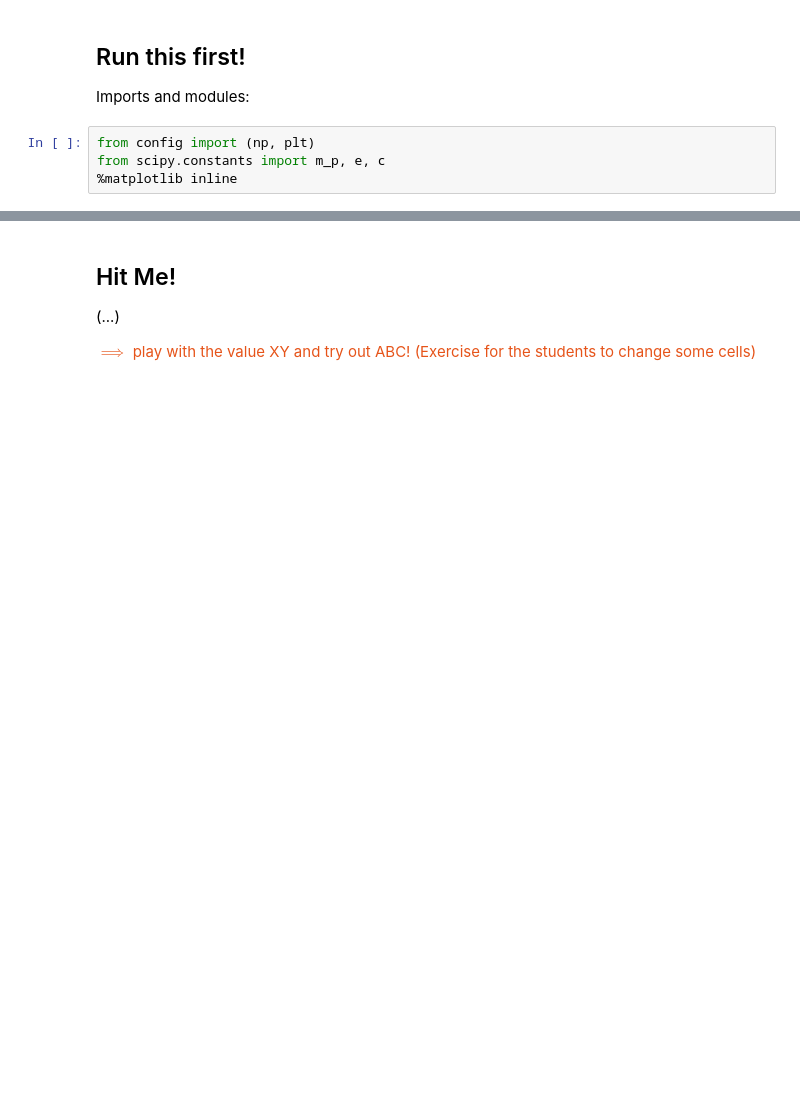
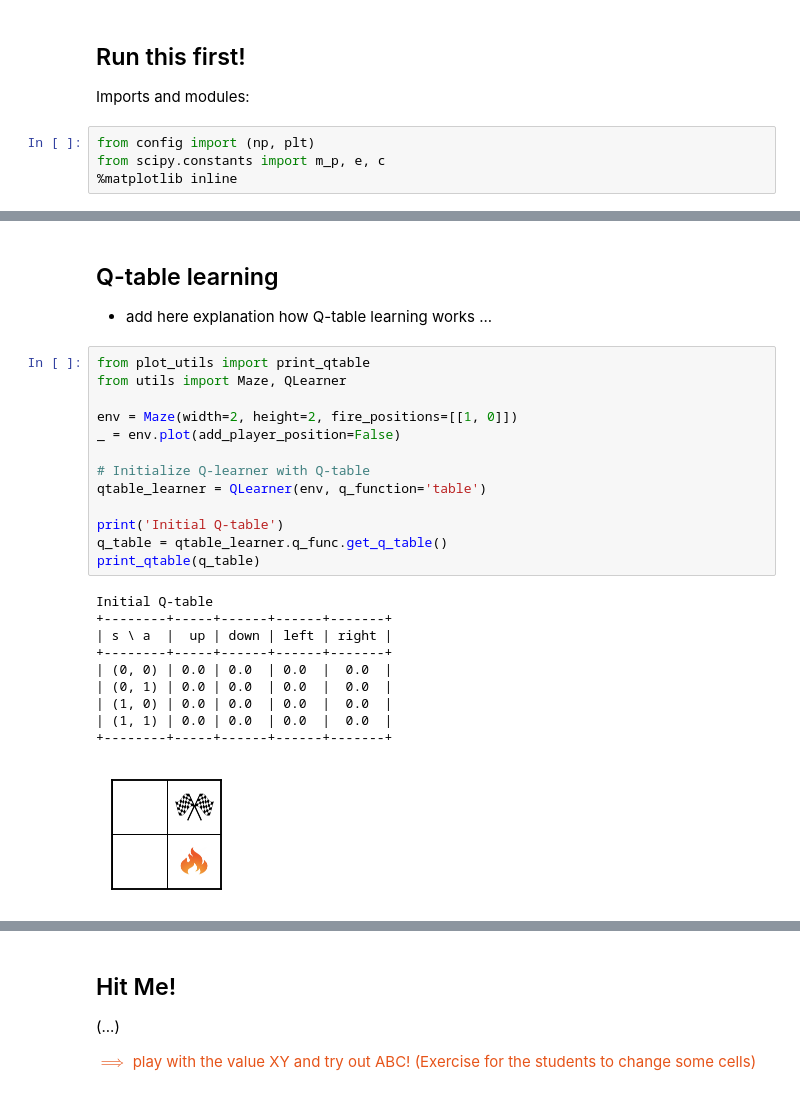
Before and after one commit to aoeftiger/TUDa-NMAP-11, a Jupyter notebook: lecture.ipynb, the cells around one changed output, grey strips where cells are left out. Cells and saved outputs as stored; diff of their text form; blank space fills up the shorter version.

```diff
--- a/lecture.ipynb
+++ b/lecture.ipynb
@@ -50,0 +406,28 @@ from scipy.constants import m_p, e, c
+# %% [markdown]
+<h2>Q-table learning</h2>
+
+- add here explanation how Q-table learning works ...
+# %%
+from plot_utils import print_qtable
+from utils import Maze, QLearner
+
+env = Maze(width=2, height=2, fire_positions=[[1, 0]])
+_ = env.plot(add_player_position=False)
+
+# Initialize Q-learner with Q-table
+qtable_learner = QLearner(env, q_function='table')
+
+print('Initial Q-table')
+q_table = qtable_learner.q_func.get_q_table()
+print_qtable(q_table)
+# %% [output]
+Initial Q-table
++--------+-----+------+------+-------+
+| s \ a  |  up | down | left | right |
++--------+-----+------+------+-------+
+| (0, 0) | 0.0 | 0.0  | 0.0  |  0.0  |
+| (0, 1) | 0.0 | 0.0  | 0.0  |  0.0  |
+| (1, 0) | 0.0 | 0.0  | 0.0  |  0.0  |
+| (1, 1) | 0.0 | 0.0  | 0.0  |  0.0  |
++--------+-----+------+------+-------+
+[figure, added]
```
Also changed, not shown: parts of 74 cells of this notebook, 23 other files.
